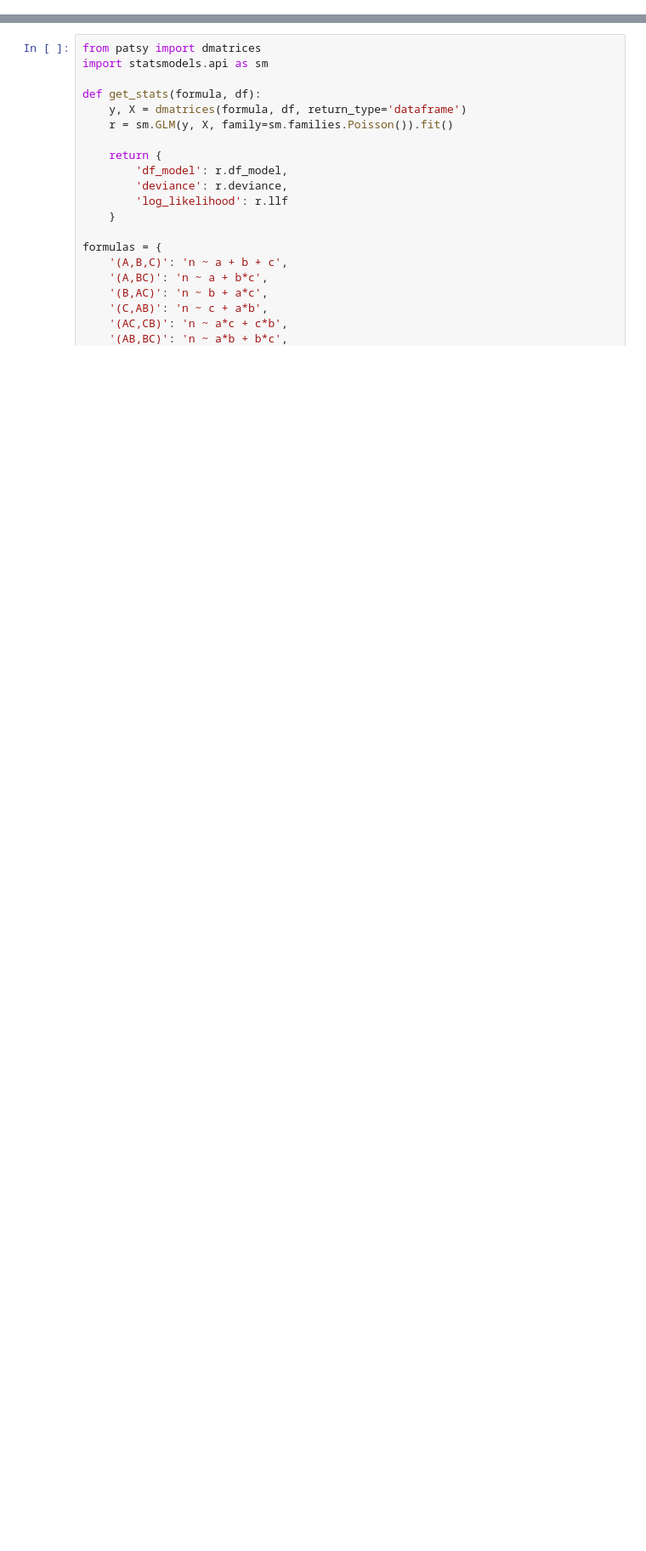
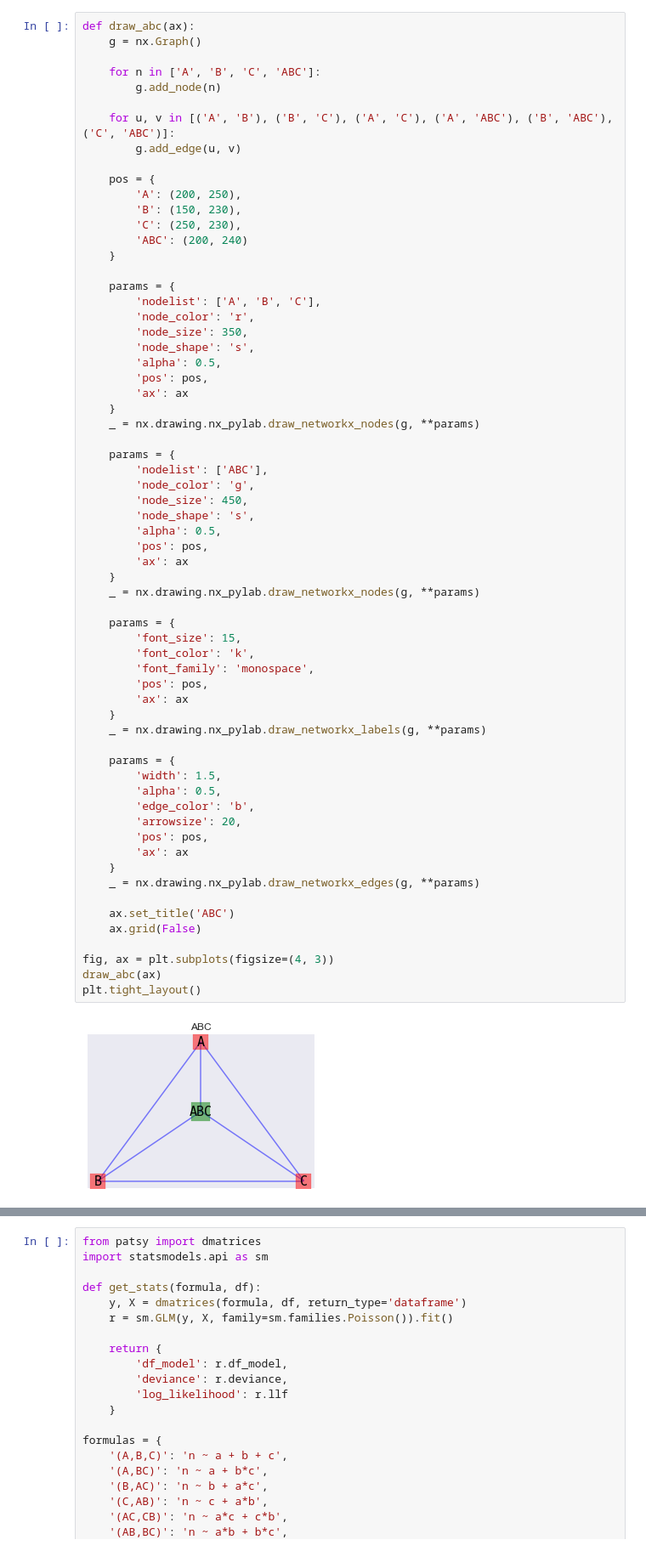
Before and after one commit to oneoffcoder/books, a Jupyter notebook: sphinx/datascience/source/log-linear-graphical.ipynb, the cells around one changed output, grey strips where cells are left out. Shown: that part at 85% size. Drawn from its saved outputs; the diff is of its cells as text; blank space fills up the shorter version.

```diff
--- a/sphinx/datascience/source/log-linear-graphical.ipynb
+++ b/sphinx/datascience/source/log-linear-graphical.ipynb
@@ -3,2 +111,68 @@
+# %%
+def draw_abc(ax):
+    g = nx.Graph()
+
+    for n in ['A', 'B', 'C', 'ABC']:
+        g.add_node(n)
+
+    for u, v in [('A', 'B'), ('B', 'C'), ('A', 'C'), ('A', 'ABC'), ('B', 'ABC'), ('C', 'ABC')]:
+        g.add_edge(u, v)
+
+    pos = {
+        'A': (200, 250),
+        'B': (150, 230),
+        'C': (250, 230),
+        'ABC': (200, 240)
+    }
+
+    params = {
+        'nodelist': ['A', 'B', 'C'],
+        'node_color': 'r',
+        'node_size': 350,
+        'node_shape': 's',
+        'alpha': 0.5,
+        'pos': pos,
+        'ax': ax
+    }
+    _ = nx.drawing.nx_pylab.draw_networkx_nodes(g, **params)
+
+    params = {
+        'nodelist': ['ABC'],
+        'node_color': 'g',
+        'node_size': 450,
+        'node_shape': 's',
+        'alpha': 0.5,
+        'pos': pos,
+        'ax': ax
+    }
+    _ = nx.drawing.nx_pylab.draw_networkx_nodes(g, **params)
+
+    params = {
+        'font_size': 15,
+        'font_color': 'k',
+        'font_family': 'monospace',
+        'pos': pos,
+        'ax': ax
+    }
+    _ = nx.drawing.nx_pylab.draw_networkx_labels(g, **params)
+
+    params = {
+        'width': 1.5,
+        'alpha': 0.5,
+        'edge_color': 'b',
+        'arrowsize': 20,
+        'pos': pos,
+        'ax': ax
+    }
+    _ = nx.drawing.nx_pylab.draw_networkx_edges(g, **params)
+
+    ax.set_title('ABC')
+    ax.grid(False)
+
+fig, ax = plt.subplots(figsize=(4, 3))
+draw_abc(ax)
+plt.tight_layout()
+# %% [output]
+[figure, added]
 # %% [markdown]
 ## Bayesian Network, Data
```
Also changed, not shown: parts of 25 cells of this notebook, 1 other file.
